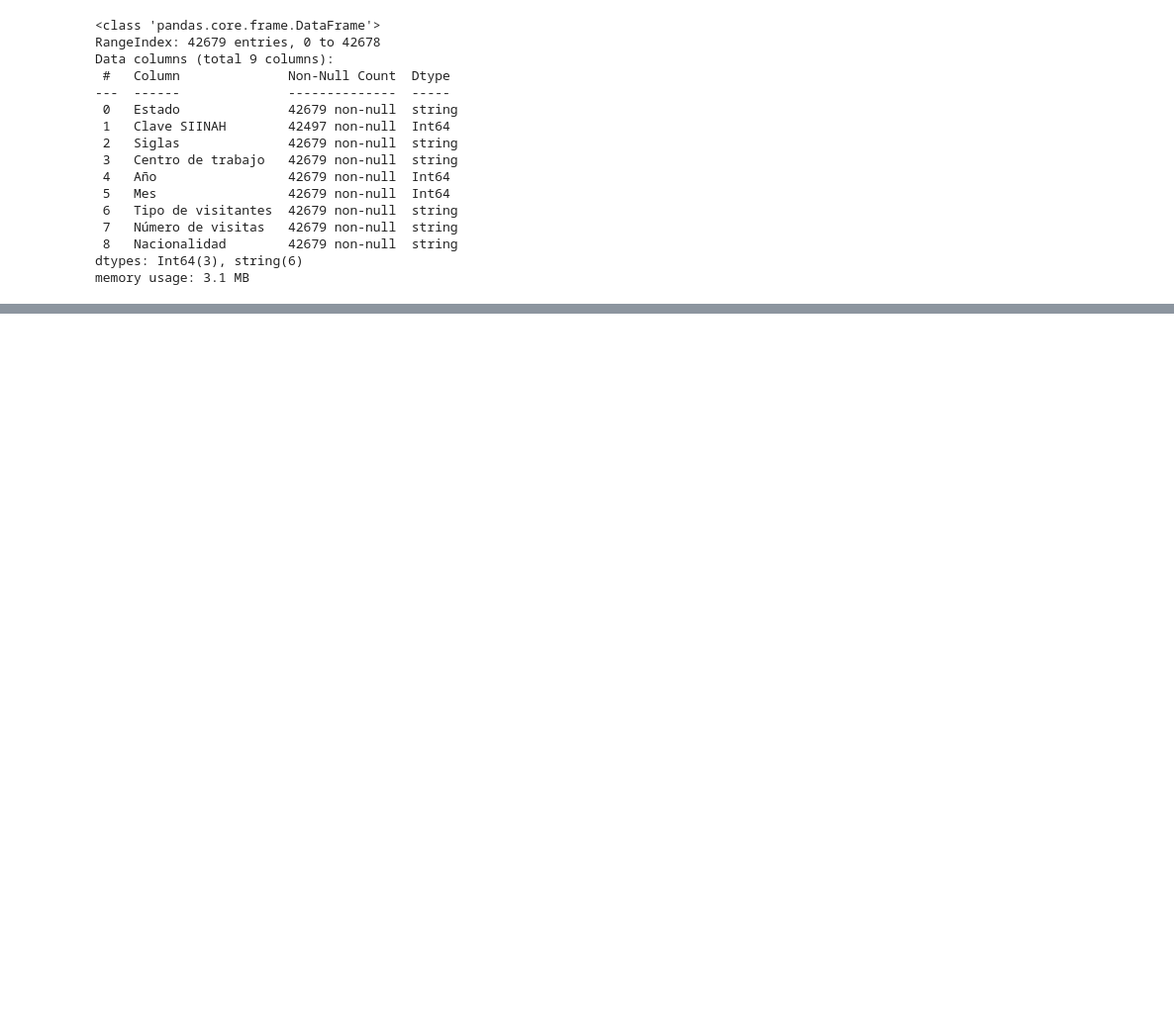
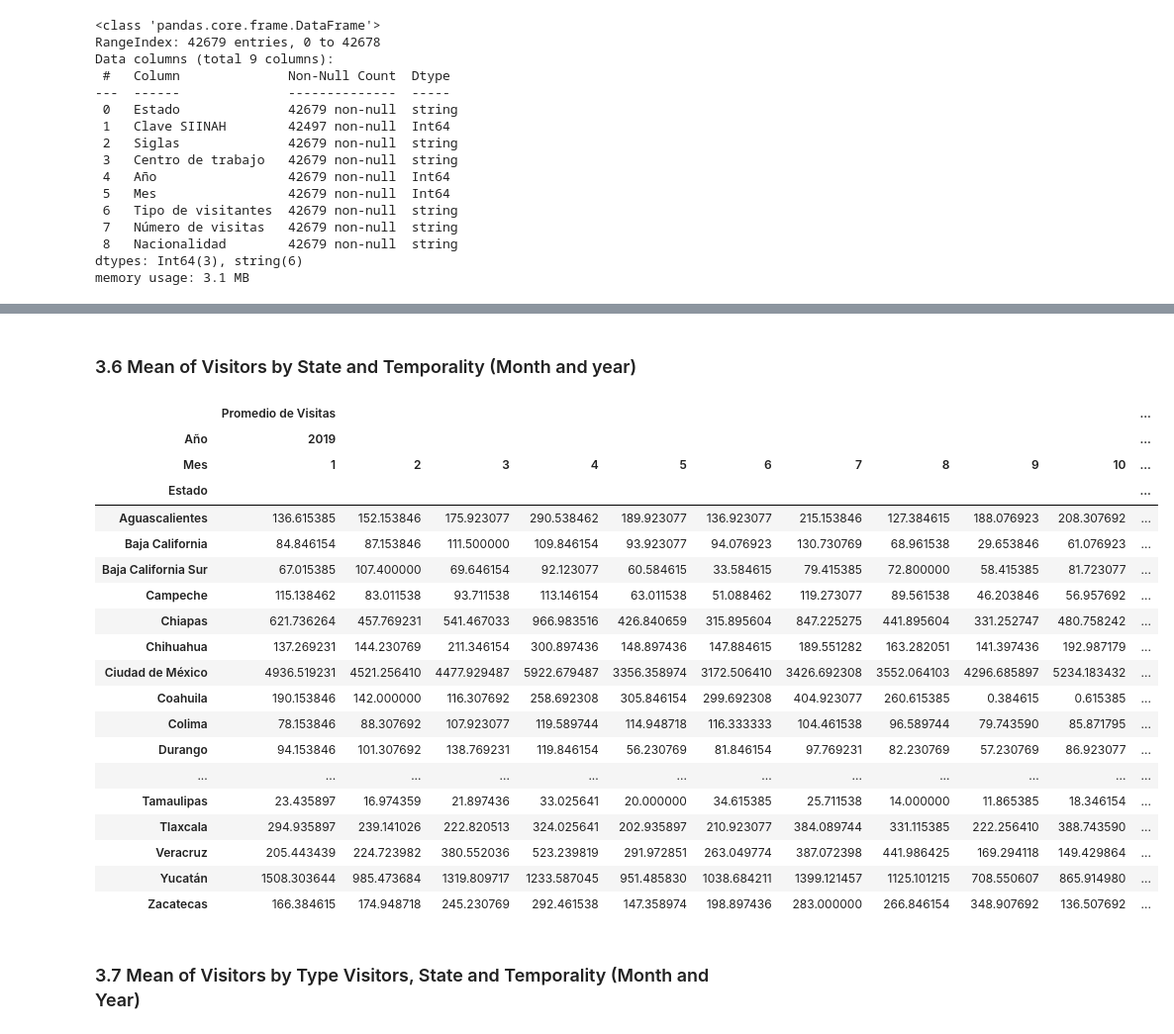
Before and after one commit to JoseMelNet/Reto_Data_Science_INAH, a Jupyter notebook: main.ipynb, the cells around one changed output, grey strips where cells are left out. Shown at 99% size. Saved outputs shown, nothing was run; the diff lists cells and outputs as text; code cells hidden in the pictures; blank space fills up the shorter version.

```diff
--- a/main.ipynb
+++ b/main.ipynb
@@ -134,0 +290,29 @@ dfn.groupby('Mes').sum()
+# %% [markdown]
+### 3.6 Mean of Visitors by State and Temporality (Month and year)
+# %%
+df_mean_visitors_state_temporality = dfn.groupby(['Estado', 'Año', 'Mes'])['Número de visitas'].mean().to_frame()
+df_mean_visitors_state_temporality.rename(columns = {'Número de visitas' : 'Promedio de Visitas'}, inplace = True)
+df_mean_visitors_state_temporality.unstack(['Año','Mes'])
+# %% [output]
+|  | Promedio de Visitas |  |  |  |  |  |  |  |  |  | ... |
+| Año | 2019 |  |  |  |  |  |  |  |  |  | ... |
+| Mes | 1 | 2 | 3 | 4 | 5 | 6 | 7 | 8 | 9 | 10 | ... |
+| Estado |  |  |  |  |  |  |  |  |  |  | ... |
+| Aguascalientes | 136.615385 | 152.153846 | 175.923077 | 290.538462 | 189.923077 | 136.923077 | 215.153846 | 127.384615 | 188.076923 | 208.307692 | ... |
+| Baja California | 84.846154 | 87.153846 | 111.500000 | 109.846154 | 93.923077 | 94.076923 | 130.730769 | 68.961538 | 29.653846 | 61.076923 | ... |
+| Baja California Sur | 67.015385 | 107.400000 | 69.646154 | 92.123077 | 60.584615 | 33.584615 | 79.415385 | 72.800000 | 58.415385 | 81.723077 | ... |
+| Campeche | 115.138462 | 83.011538 | 93.711538 | 113.146154 | 63.011538 | 51.088462 | 119.273077 | 89.561538 | 46.203846 | 56.957692 | ... |
+| Chiapas | 621.736264 | 457.769231 | 541.467033 | 966.983516 | 426.840659 | 315.895604 | 847.225275 | 441.895604 | 331.252747 | 480.758242 | ... |
+| Chihuahua | 137.269231 | 144.230769 | 211.346154 | 300.897436 | 148.897436 | 147.884615 | 189.551282 | 163.282051 | 141.397436 | 192.987179 | ... |
+| Ciudad de México | 4936.519231 | 4521.256410 | 4477.929487 | 5922.679487 | 3356.358974 | 3172.506410 | 3426.692308 | 3552.064103 | 4296.685897 | 5234.183432 | ... |
+| Coahuila | 190.153846 | 142.000000 | 116.307692 | 258.692308 | 305.846154 | 299.692308 | 404.923077 | 260.615385 | 0.384615 | 0.615385 | ... |
+| Colima | 78.153846 | 88.307692 | 107.923077 | 119.589744 | 114.948718 | 116.333333 | 104.461538 | 96.589744 | 79.743590 | 85.871795 | ... |
+| Durango | 94.153846 | 101.307692 | 138.769231 | 119.846154 | 56.230769 | 81.846154 | 97.769231 | 82.230769 | 57.230769 | 86.923077 | ... |
+| ... | ... | ... | ... | ... | ... | ... | ... | ... | ... | ... | ... |
+| Tamaulipas | 23.435897 | 16.974359 | 21.897436 | 33.025641 | 20.000000 | 34.615385 | 25.711538 | 14.000000 | 11.865385 | 18.346154 | ... |
+| Tlaxcala | 294.935897 | 239.141026 | 222.820513 | 324.025641 | 202.935897 | 210.923077 | 384.089744 | 331.115385 | 222.256410 | 388.743590 | ... |
+| Veracruz | 205.443439 | 224.723982 | 380.552036 | 523.239819 | 291.972851 | 263.049774 | 387.072398 | 441.986425 | 169.294118 | 149.429864 | ... |
+| Yucatán | 1508.303644 | 985.473684 | 1319.809717 | 1233.587045 | 951.485830 | 1038.684211 | 1399.121457 | 1125.101215 | 708.550607 | 865.914980 | ... |
+| Zacatecas | 166.384615 | 174.948718 | 245.230769 | 292.461538 | 147.358974 | 198.897436 | 283.000000 | 266.846154 | 348.907692 | 136.507692 | ... |
+# %% [markdown]
+### 3.7 Mean of Visitors by Type Visitors, State and Temporality (Month and Year)
```
Also changed, not shown: parts of 43 cells of this notebook, 1 other file.
